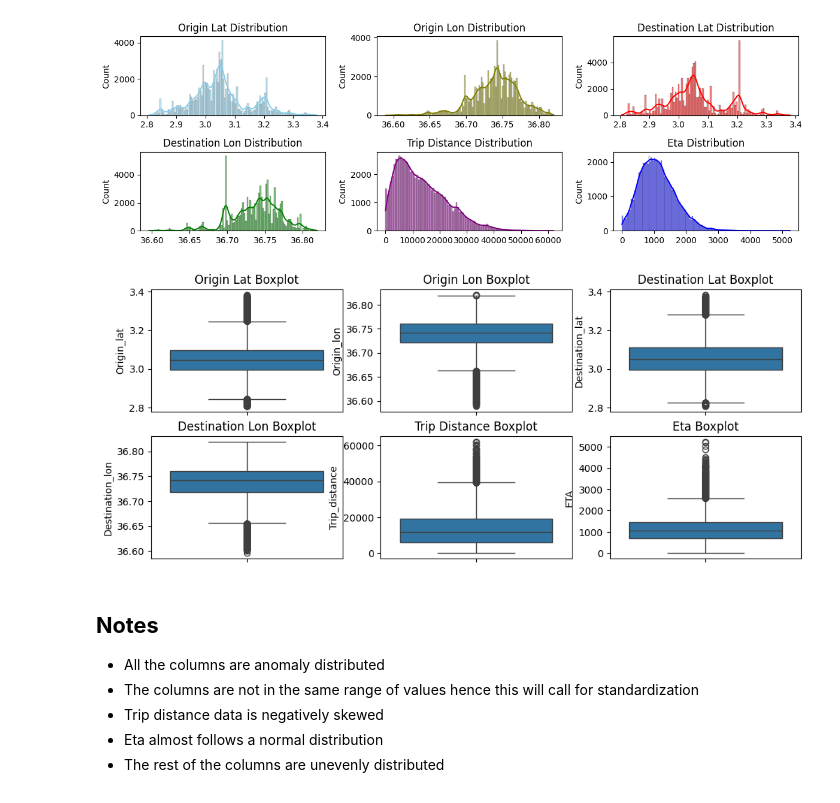
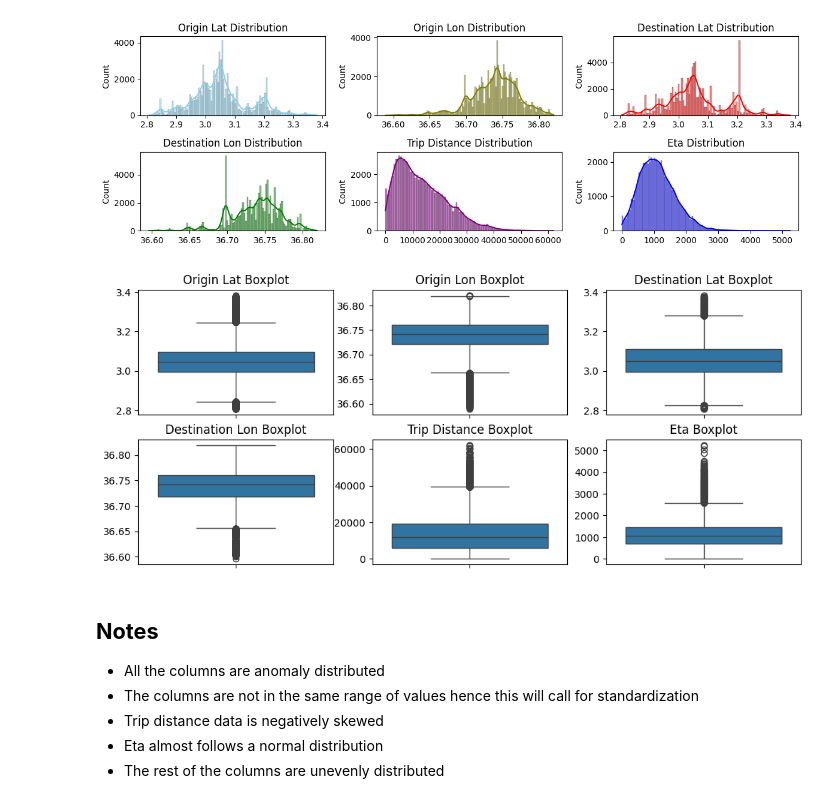
Before and after one commit to murithidenisgitobu/Yassir-Expected-Time-of-Arrival-ETA-Prediction, a Jupyter notebook: Notebook/yassir_notebook.ipynb, the cells around one changed output. Drawn from its saved outputs; the diff is of its cells as text; code cells hidden in the pictures.

```diff
--- a/Notebook/yassir_notebook.ipynb
+++ b/Notebook/yassir_notebook.ipynb
@@ -255,14 +266,16 @@ plt.show()
 # %%
 # Check for outliers
 fig, ax = plt.subplots(2, 3, figsize=(12, 5))
 titles = [f'{col.replace("_", " ").title()} Boxplot' for col in columns]
 
 for i in range(6):
     sns.boxplot(train[columns[i]], ax=ax[i // 3, i % 3])
     ax[i // 3, i % 3].set_xlabel('')
+    ax[i // 3, i % 3].set_ylabel('')
+
     ax[i // 3, i % 3].set_title(titles[i])
 # %% [output]
-[figure, old version]
+[figure, new version]
 # %% [markdown]
 ## **Notes**
 - All the columns are anomaly distributed
```
Also changed, not shown: parts of 22 cells of this notebook.
